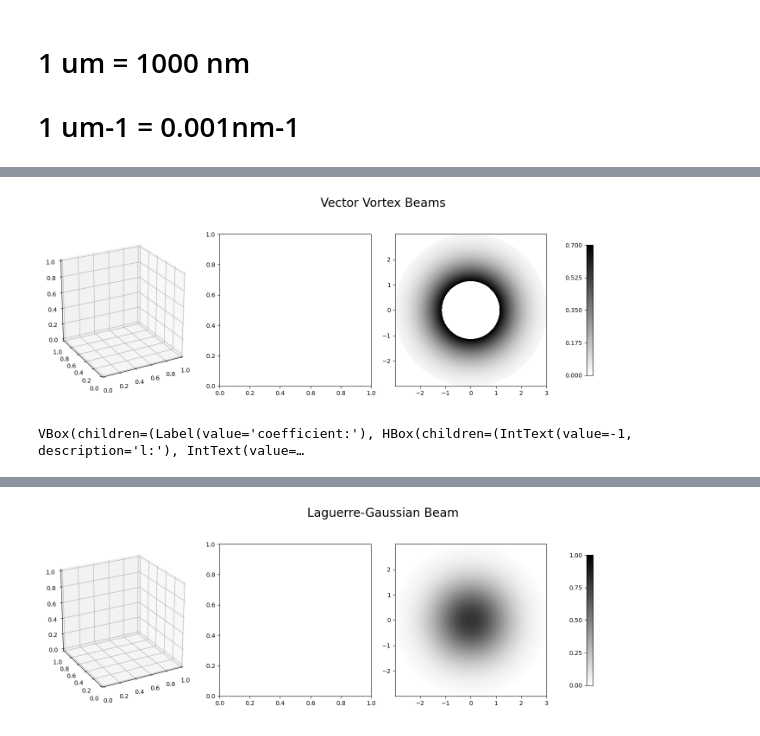
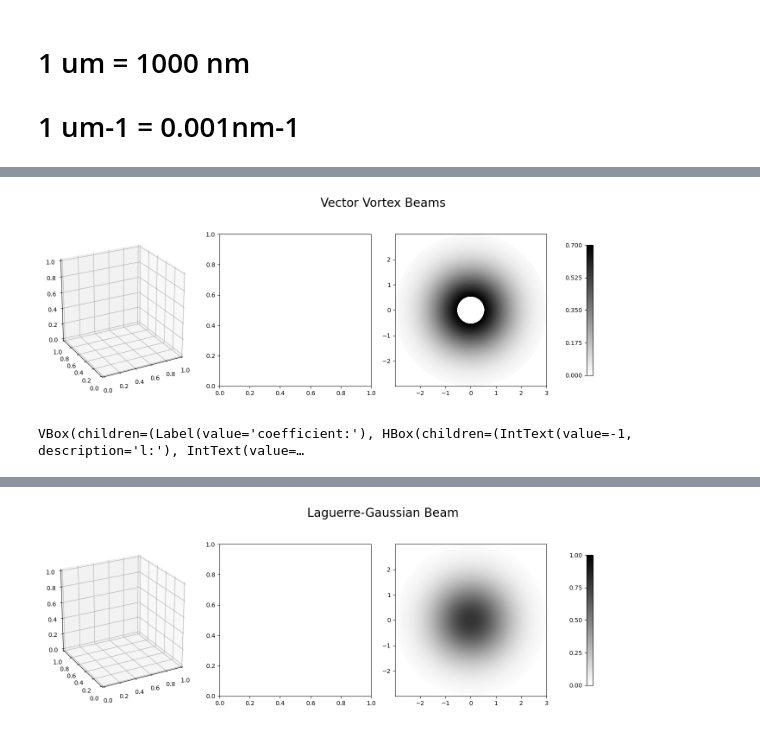
Before and after one commit to Liubroke13/Main_code, a Jupyter notebook: Oscar_assign/task1.ipynb, the cells around one changed output, grey strips where cells are left out. Saved outputs shown, nothing was run; the diff lists cells and outputs as text; code cells hidden in the pictures.

```diff
--- a/Oscar_assign/task1.ipynb
+++ b/Oscar_assign/task1.ipynb
@@ -228,8 +228,8 @@ X, Y = rho*np.cos(phi), rho*np.sin(phi)
 l1 = widgets.IntText(value=-1, min=0, max=10, step=1, description='l:', disabled=False)
 l2 = widgets.IntText(value=1, min=0, max=10, step=1, description='l\':', disabled=False)
 p = widgets.IntText(value=0, min=0, max=10, step=1, description='p:', disabled=False)
-sigma1 = 2
-sigma2 = -2
+sigma1 = 1
+sigma2 = -1
 
 ax3D.set_aspect('equal', adjustable='box')
 ax[1].set_aspect('equal', adjustable='box')
@@ -306,34 +306,34 @@ def need(l1,l2,p,beta,alpha):
     ax3D.zaxis.set_major_locator(z_major_locator)
     ax[1].legend()
     ax[1].set_title('real space polarization')
     ax[1].set_xlabel('x (um)')
     ax[1].set_ylabel('y (um)')
     ax[1].set_xlim(-2*W,2*W)
     ax[1].set_ylim(-2*W,2*W)
     ax[2].set_title('real space intensity')
     ax[2].set_xlabel('x (um)')
     ax[2].set_ylabel('y (um)')
     ax[2].set_xlim(-2*W,2*W)
     ax[2].set_ylim(-2*W,2*W)
 
 
 plt.suptitle('Vector Vortex Beams' ,fontsize=20)
 ax3D.view_init(24, -118, 0)                 #ax.view_init(elev, azim, roll)
 plt.colorbar(ax[2].contourf(X, Y, uintensity(phi,rho,sigma1,sigma2,0,0,0,
                                              0,0), levels=np.linspace(0,0.7,100), cmap='gist_yarg'),  ax=ax[3], ticks=np.linspace(0,0.7, 5), shrink=0.7, location='left')
 plt.tight_layout(pad=1)
 plt.show()
 
 out = widgets.interactive_output(need, {'l1':l1,'l2':l2, 'p':p, 'beta':beta, 'alpha':alpha})
 ui = widgets.VBox([widgets.Label('coefficient:'), widgets.HBox([l1,l2,p]), widgets.Label('parameter:'), widgets.HBox([beta,alpha]) ])
 display(ui , out )
 
 
 
 # C:\Users\USER\Documents\大二資料\code              #存檔位置
 # ffmpeg –r 20 –i direction_%01d.png direction.avi  #輸出指令
 # %% [output]
-[figure, old version]
+[figure, new version]
 VBox(children=(Label(value='coefficient:'), HBox(children=(IntText(value=-1, description='l:'), IntText(value=…
 [interactive output not drawn]
 # %%
```
Also changed, not shown: 58 other files.
